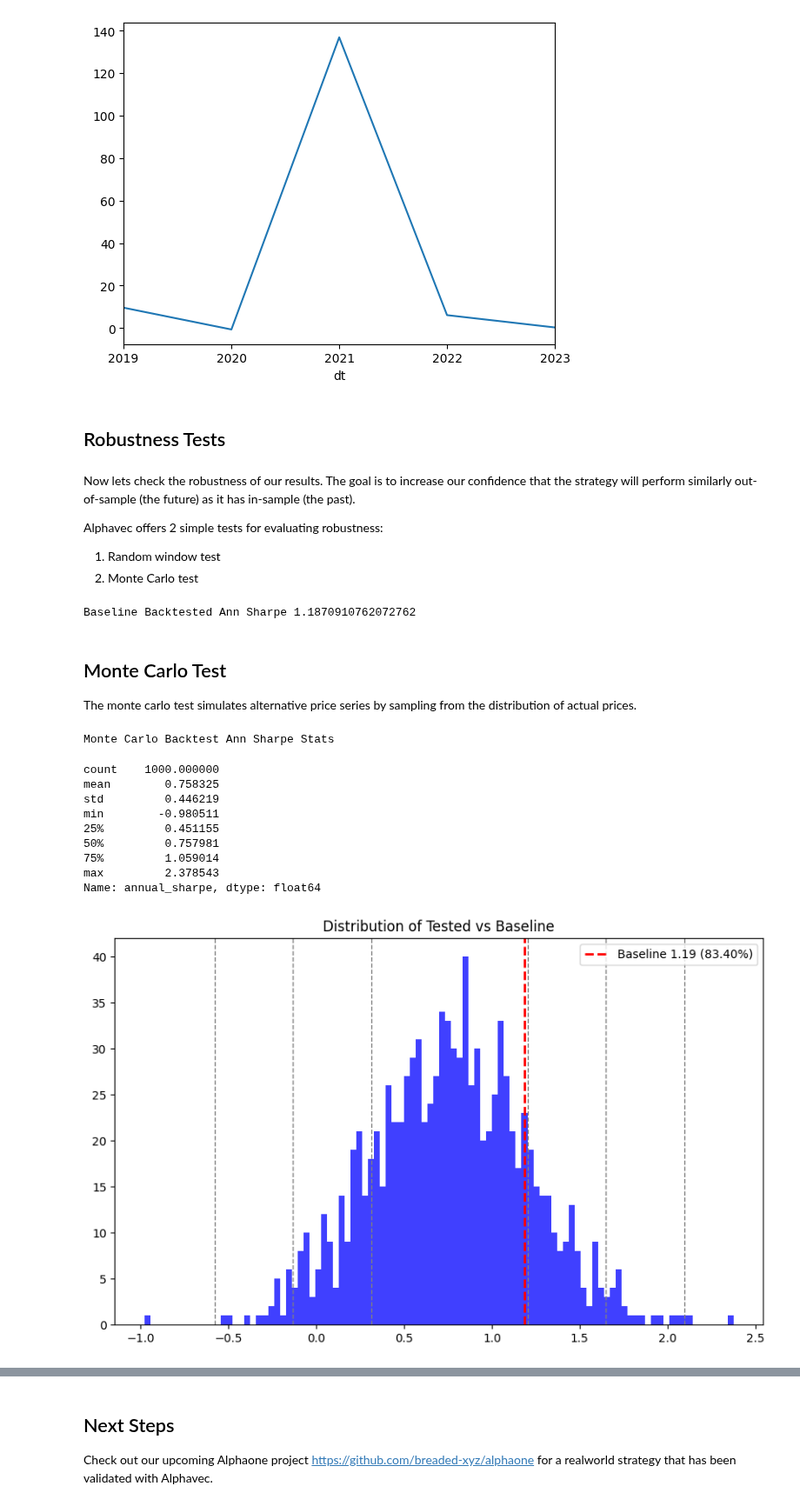
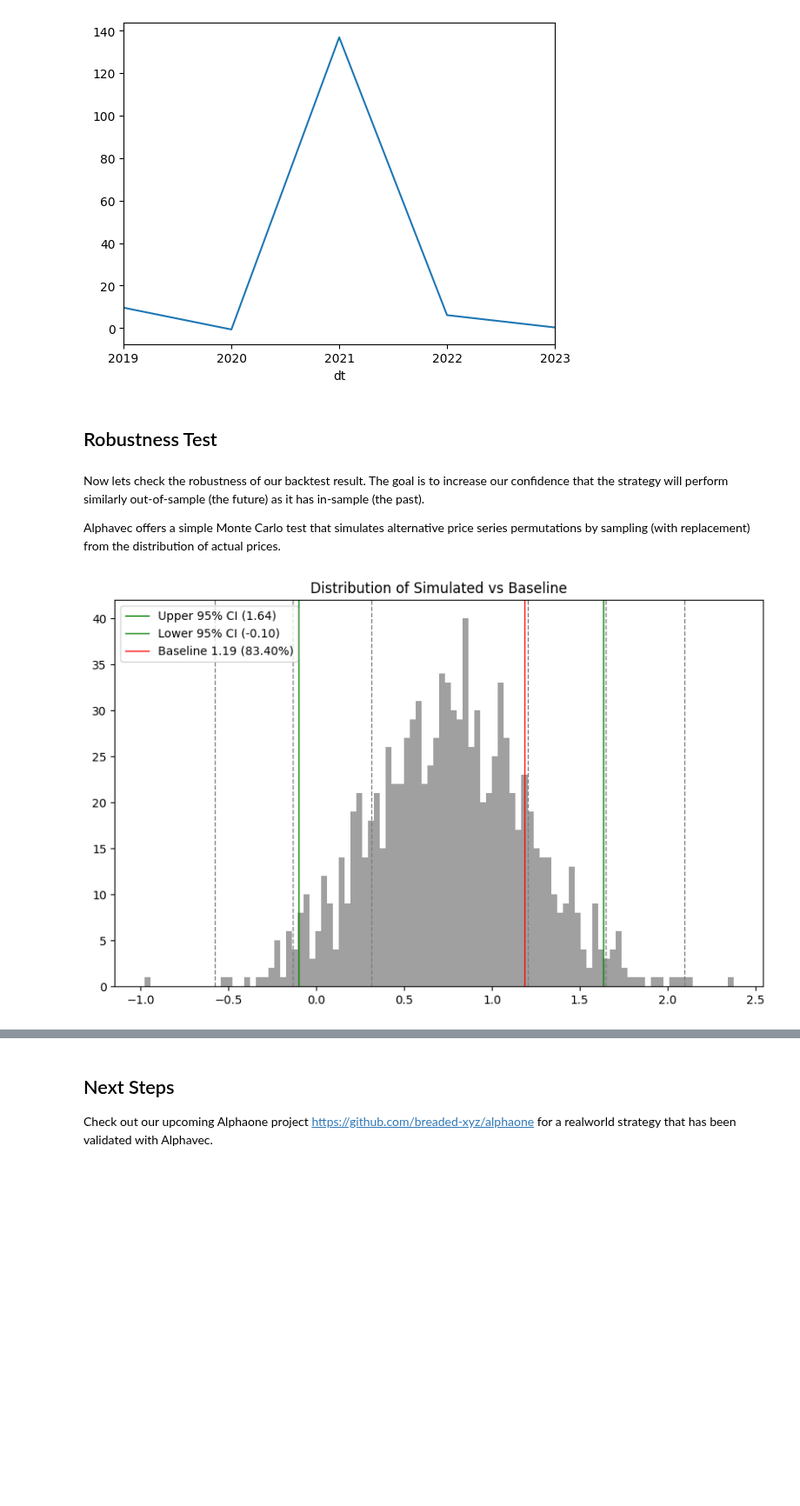
Before and after one commit to thecolngroup/alphavec, a Jupyter notebook: example.ipynb, the cells around one changed output, grey strips where cells are left out. Shown at 87% size. Saved outputs shown, nothing was run; the diff lists cells and outputs as text; code cells hidden in the pictures; blank space fills up the shorter version.

Commit message:
visualize stat sig

```diff
--- a/example.ipynb
+++ b/example.ipynb
@@ -229,11 +229,8 @@ display(port_rets.skew(), port_rets.kurtosis())
 <Axes: xlabel='dt'>
 [figure]
 # %% [markdown]
-## Robustness Tests
+## Robustness Test
 # %% [markdown]
-Now lets check the robustness of our results. The goal is to increase our confidence that the strategy will perform similarly out-of-sample (the future) as it has in-sample (the past).
+Now lets check the robustness of our backtest result. The goal is to increase our confidence that the strategy will perform similarly out-of-sample (the future) as it has in-sample (the past).
 
-Alphavec offers 2 simple tests for evaluating robustness:
-
-1. Random window test
-2. Monte Carlo test
+Alphavec offers a simple Monte Carlo test that simulates alternative price series permutations by sampling (with replacement) from the distribution of actual prices.
@@ -273,36 +237,15 @@ def hist(baseline_scalar, tested):
-# %%
-baseline_ann_sharpe = port_perf["annual_sharpe"].squeeze()
-print(f"Baseline Backtested Ann Sharpe {baseline_ann_sharpe}")
-# %% [output]
-Baseline Backtested Ann Sharpe 1.1870910762072762
-# %% [markdown]
-## Monte Carlo Test
-
-The monte carlo test simulates alternative price series by sampling from the distribution of actual prices.
 # %%
 mc_results = vbt.monte_carlo_test(
     weights,
     trade_prices,
     bt_func,
     test_n=1000,
     seed=1,
 )
 
-print("Monte Carlo Backtest Ann Sharpe Stats")
-mc_sharpe_stats = mc_results["annual_sharpe"].describe()
-display(mc_sharpe_stats)
-
-hist(baseline_ann_sharpe, mc_results["annual_sharpe"])
+mc_sharpes = mc_results["annual_sharpe"]
+baseline_sharpe = port_perf["annual_sharpe"].squeeze()
+vbt.plot_simulated(baseline_sharpe, mc_sharpes)
 # %% [output]
-Monte Carlo Backtest Ann Sharpe Stats
-count    1000.000000
-mean        0.758325
-std         0.446219
-min        -0.980511
-25%         0.451155
-50%         0.757981
-75%         1.059014
-max         2.378543
-Name: annual_sharpe, dtype: float64
-[figure, old version]
+[figure, new version]
 # %% [markdown]
```
Also changed, not shown: parts of 2 cells of this notebook, 1 other file.
